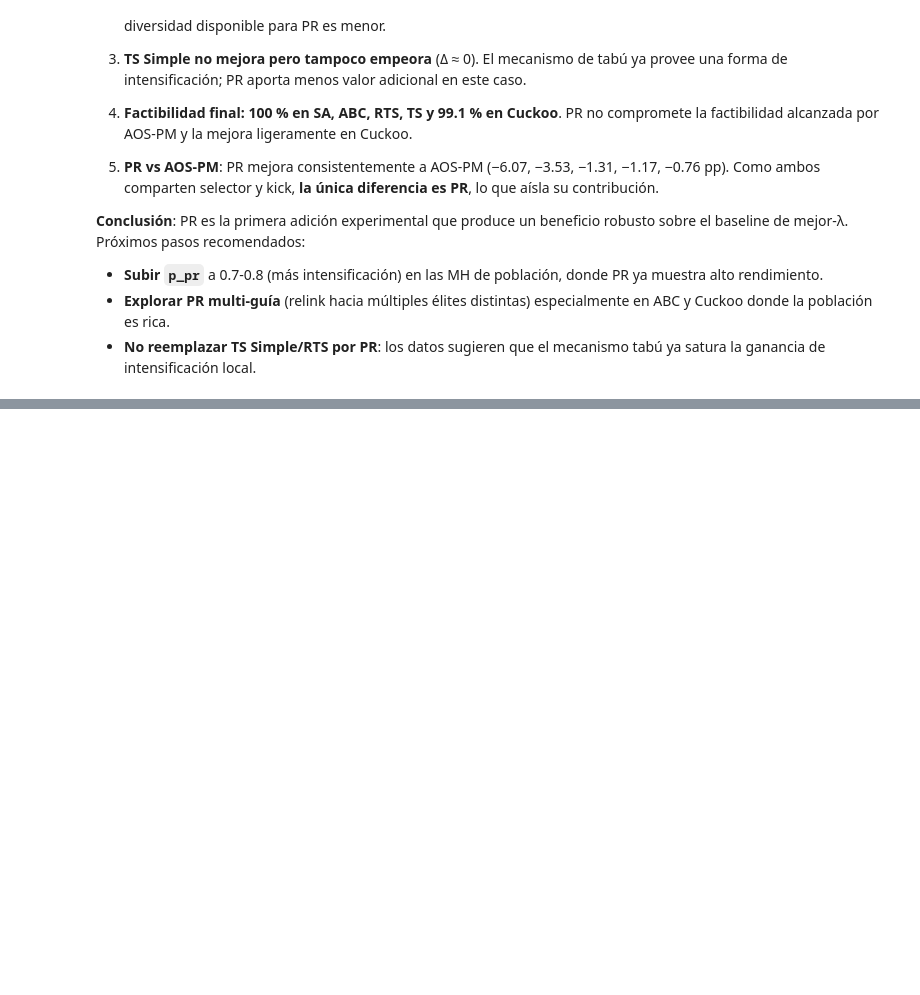
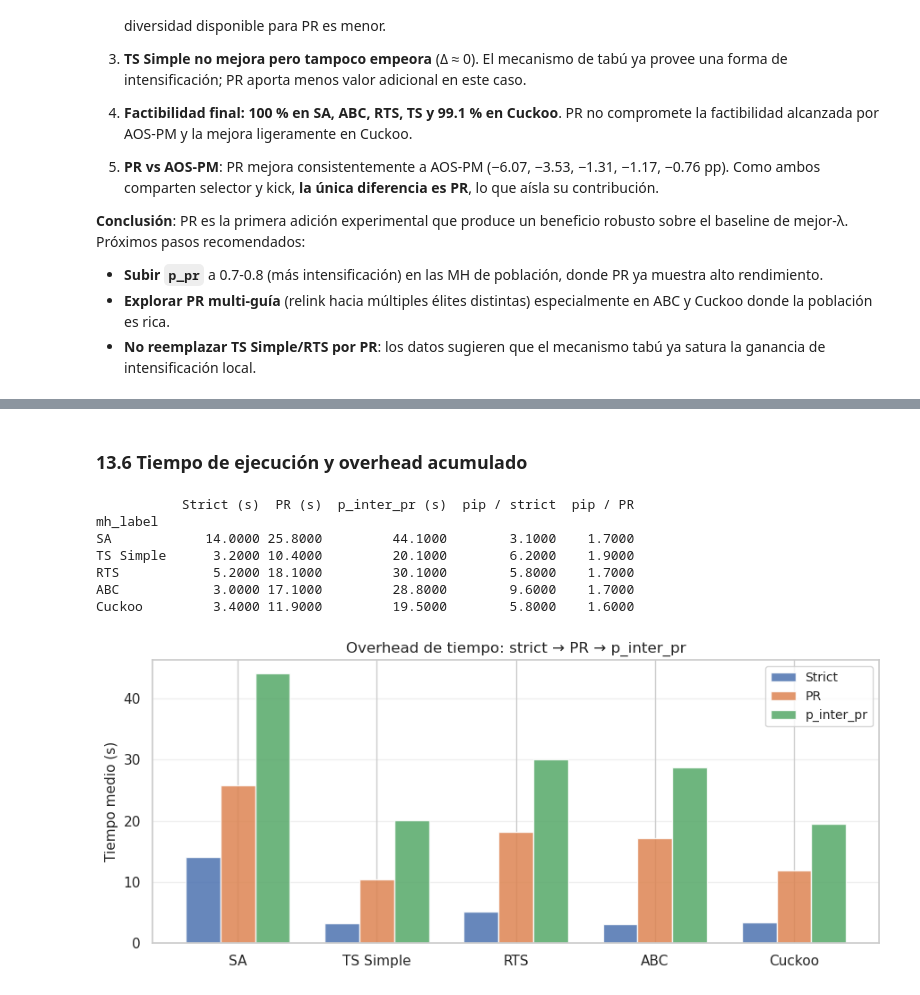
Before and after one commit to Alhely/MetaCARP_Proyecto, a Jupyter notebook: analisis_operadores_20260520/analisis_exploratorio_operadores.ipynb, the cells around one changed output, grey strips where cells are left out. Saved outputs shown, nothing was run; the diff lists cells and outputs as text; code cells hidden in the pictures; blank space fills up the shorter version.

```diff
--- a/analisis_operadores_20260520/analisis_exploratorio_operadores.ipynb
+++ b/analisis_operadores_20260520/analisis_exploratorio_operadores.ipynb
@@ -1883,0 +2120,37 @@ recomendados:
+# %% [markdown]
+### 13.6 Tiempo de ejecución y overhead acumulado
+# %%
+# ── 13.6 Tiempo de ejecución (media en segundos) ─────────────────────────────
+t_strict = df_strict.groupby('mh_label')['tiempo_segundos'].mean().reindex(ORDER)
+t_pr     = df_pr.groupby('mh_label')['tiempo_segundos'].mean().reindex(ORDER)
+t_pip    = df_pip.groupby('mh_label')['tiempo_segundos'].mean().reindex(ORDER)
+
+tbl_t = pd.DataFrame({
+    'Strict (s)':      t_strict.round(1),
+    'PR (s)':          t_pr.round(1),
+    'p_inter_pr (s)':  t_pip.round(1),
+    'pip / strict':    (t_pip / t_strict).round(1),
+    'pip / PR':        (t_pip / t_pr).round(1),
+})
+print(tbl_t.to_string())
+
+fig, ax = plt.subplots(figsize=(9, 4))
+ax.bar(x - 0.25, t_strict, 0.25, label='Strict',     color=colores[0], alpha=0.85)
+ax.bar(x,        t_pr,     0.25, label='PR',          color=colores[1], alpha=0.85)
+ax.bar(x + 0.25, t_pip,    0.25, label='p_inter_pr', color=colores[2], alpha=0.85)
+ax.set_xticks(x); ax.set_xticklabels(ORDER, fontsize=11)
+ax.set_ylabel('Tiempo medio (s)', fontsize=11)
+ax.set_title('Overhead de tiempo: strict → PR → p_inter_pr', fontsize=12)
+ax.legend(fontsize=10); ax.grid(axis='y', alpha=0.3)
+plt.tight_layout()
+plt.savefig('fig_sec13_tiempo.png', dpi=150)
+plt.show()
+# %% [output]
+           Strict (s)  PR (s)  p_inter_pr (s)  pip / strict  pip / PR
+mh_label
+SA            14.0000 25.8000         44.1000        3.1000    1.7000
+TS Simple      3.2000 10.4000         20.1000        6.2000    1.9000
+RTS            5.2000 18.1000         30.1000        5.8000    1.7000
+ABC            3.0000 17.1000         28.8000        9.6000    1.7000
+Cuckoo         3.4000 11.9000         19.5000        5.8000    1.6000
+[figure, added]
```
Also changed, not shown: parts of 19 cells of this notebook.
